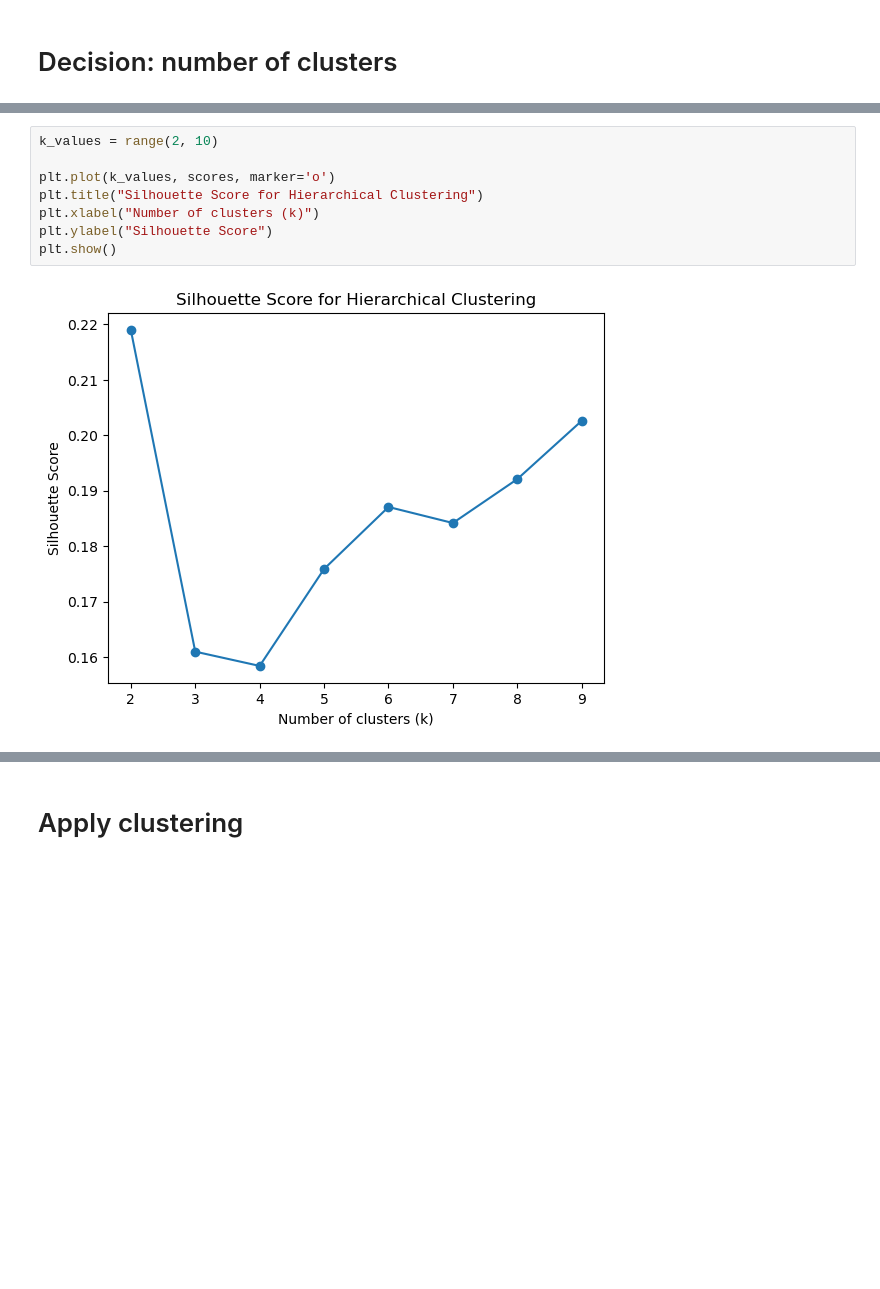
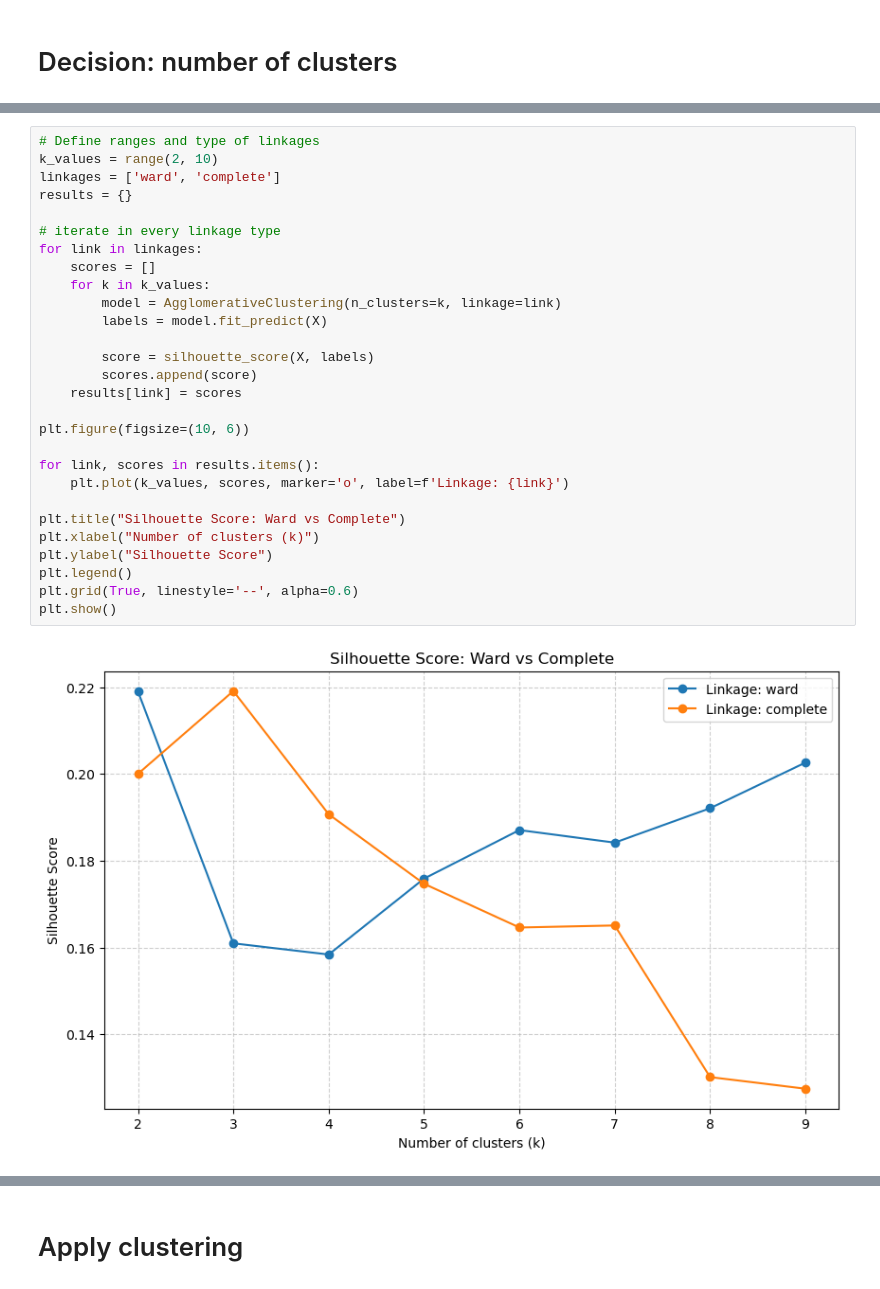
Before and after one commit to Joaomuianga/ML-team-collaboration, a Jupyter notebook: notebooks/Task5_Hierarchical_Clustering.ipynb, the cells around one changed output, grey strips where cells are left out. Cells and saved outputs as stored; diff of their text form; blank space fills up the shorter version.

```diff
--- a/notebooks/Task5_Hierarchical_Clustering.ipynb
+++ b/notebooks/Task5_Hierarchical_Clustering.ipynb
@@ -52,11 +50,31 @@ print(scores)
-# %%
-k_values = range(2, 10)
-
-plt.plot(k_values, scores, marker='o')
-plt.title("Silhouette Score for Hierarchical Clustering")
-plt.xlabel("Number of clusters (k)")
-plt.ylabel("Silhouette Score")
-plt.show()
-# %% [output]
-[figure, removed]
+# %%
+# Define ranges and type of linkages
+k_values = range(2, 10)
+linkages = ['ward', 'complete']
+results = {}
+
+# iterate in every linkage type
+for link in linkages:
+    scores = []
+    for k in k_values:
+        model = AgglomerativeClustering(n_clusters=k, linkage=link)
+        labels = model.fit_predict(X)
+
+        score = silhouette_score(X, labels)
+        scores.append(score)
+    results[link] = scores
+
+plt.figure(figsize=(10, 6))
+
+for link, scores in results.items():
+    plt.plot(k_values, scores, marker='o', label=f'Linkage: {link}')
+
+plt.title("Silhouette Score: Ward vs Complete")
+plt.xlabel("Number of clusters (k)")
+plt.ylabel("Silhouette Score")
+plt.legend()
+plt.grid(True, linestyle='--', alpha=0.6)
+plt.show()
+# %% [output]
+[figure, added]
 # %% [markdown]
```
Also changed, not shown: parts of 15 cells of this notebook, 1 other file.
